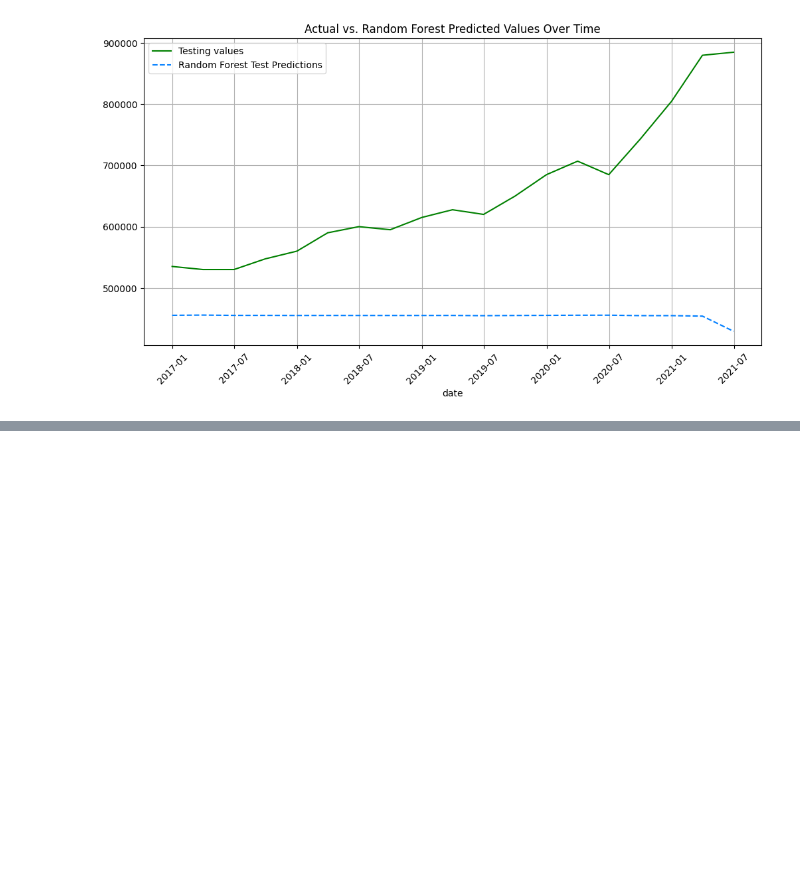
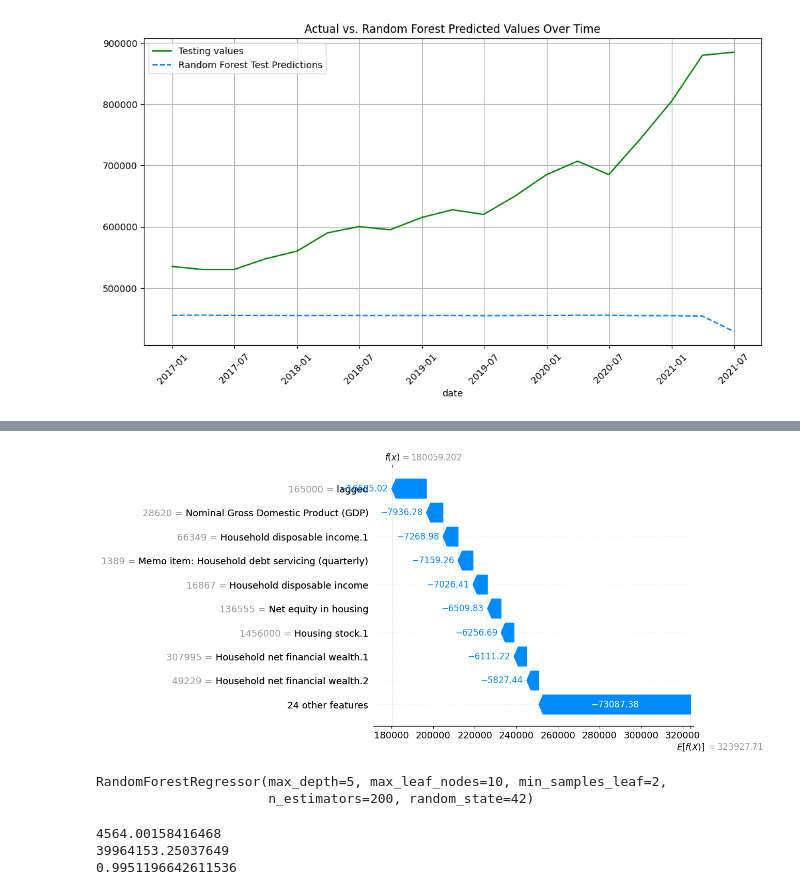
Before and after one commit to Sheepsta300/Machine-Learning-Project, a Jupyter notebook: Housing_Price_Predictor.ipynb, the cells around one changed output, grey strips where cells are left out. Drawn from its saved outputs; the diff is of its cells as text; code cells hidden in the pictures; blank space fills up the shorter version.

```diff
--- a/Housing_Price_Predictor.ipynb
+++ b/Housing_Price_Predictor.ipynb
@@ -506,0 +520,5 @@ Note: you may need to restart the kernel to use updated packages.
+# %%
+shap_values = explainer(welly_expenses.drop(columns='Wellington'))
+shap.waterfall_plot(shap_values[0])
+# %% [output]
+[figure, added]
@@ -506,0 +564,5 @@ Note: you may need to restart the kernel to use updated packages.
+# %%
+rf_model2.fit(train.drop(columns = ['Wellington']), train.Wellington)
+# %% [output]
+RandomForestRegressor(max_depth=5, max_leaf_nodes=10, min_samples_leaf=2,
+                      n_estimators=200, random_state=42)
@@ -506,0 +571,11 @@ Note: you may need to restart the kernel to use updated packages.
+# %%
+mae2 = mean_absolute_error(welly_pred, train.Wellington)
+print(mae2)
+mse2 = mean_squared_error(welly_pred, train.Wellington)
+print(mse2)
+rmse2 = r2_score(welly_pred, train.Wellington)
+print(rmse2)
+# %% [output]
+4564.00158416468
+39964153.25037649
+0.9951196642611536
```
Also changed, not shown: parts of 33 cells of this notebook.
